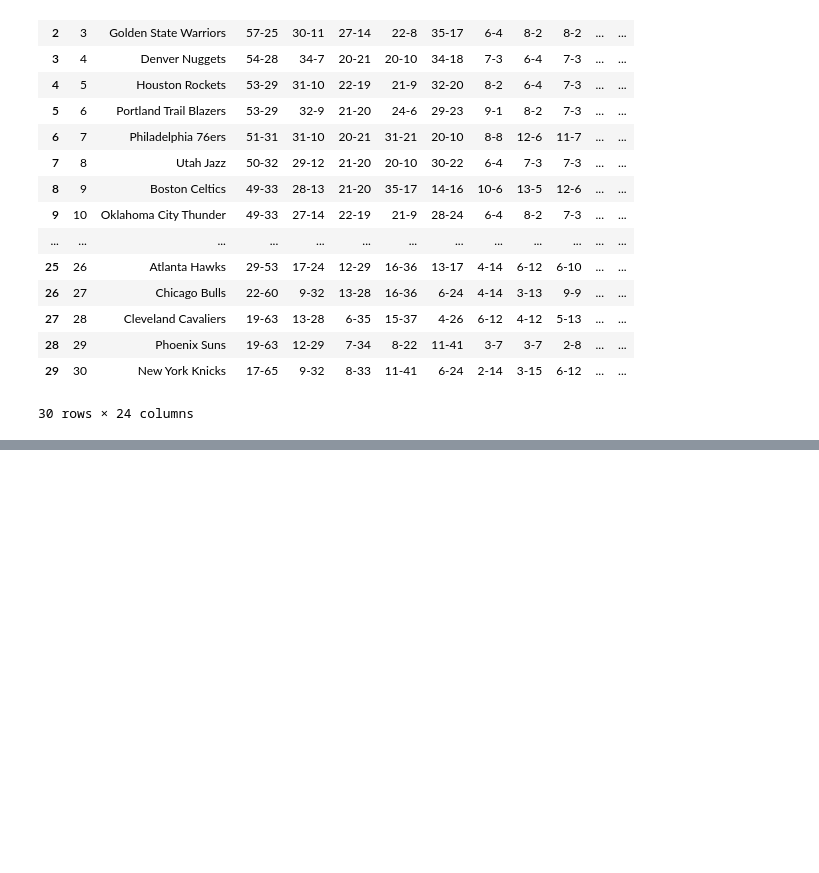
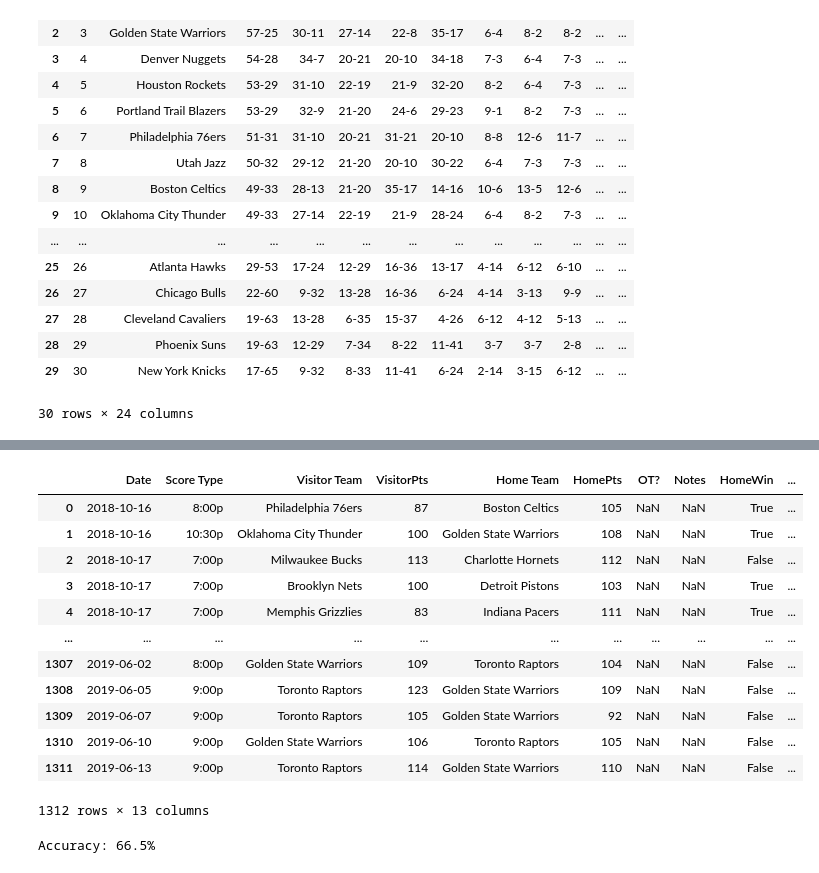
Before and after one commit to Dahadera/toiLabs, a Jupyter notebook: toiLab5/lab5notebook.ipynb, the cells around one changed output, grey strips where cells are left out. Cells and saved outputs as stored; diff of their text form; code cells hidden in the pictures; blank space fills up the shorter version.

```diff
--- a/toiLab5/lab5notebook.ipynb
+++ b/toiLab5/lab5notebook.ipynb
@@ -150,0 +220,35 @@ dataset
+# %%
+last_match_winner = defaultdict(int)
+dataset["HomeTeamWonLast"] = 0
+for index, row in dataset.iterrows():
+    home_team = row["Home Team"]
+    visitor_team = row["Visitor Team"]
+
+    teams = tuple(sorted([home_team, visitor_team]))
+    row["HomeTeamWonLast"] = 1 if last_match_winner[teams] == row["Home Team"] else 0
+    dataset.iloc[index] = row
+    winner = row["Home Team"] if row["HomeWin"] else row["Visitor Team"]
+    last_match_winner[teams] = winner
+
+dataset
+# %% [output]
+|  | Date | Score Type | Visitor Team | VisitorPts | Home Team | HomePts | OT? | Notes | HomeWin | ... |
+| 0 | 2018-10-16 | 8:00p | Philadelphia 76ers | 87 | Boston Celtics | 105 | NaN | NaN | True | ... |
+| 1 | 2018-10-16 | 10:30p | Oklahoma City Thunder | 100 | Golden State Warriors | 108 | NaN | NaN | True | ... |
+| 2 | 2018-10-17 | 7:00p | Milwaukee Bucks | 113 | Charlotte Hornets | 112 | NaN | NaN | False | ... |
+| 3 | 2018-10-17 | 7:00p | Brooklyn Nets | 100 | Detroit Pistons | 103 | NaN | NaN | True | ... |
+| 4 | 2018-10-17 | 7:00p | Memphis Grizzlies | 83 | Indiana Pacers | 111 | NaN | NaN | True | ... |
+| ... | ... | ... | ... | ... | ... | ... | ... | ... | ... | ... |
+| 1307 | 2019-06-02 | 8:00p | Golden State Warriors | 109 | Toronto Raptors | 104 | NaN | NaN | False | ... |
+| 1308 | 2019-06-05 | 9:00p | Toronto Raptors | 123 | Golden State Warriors | 109 | NaN | NaN | False | ... |
+| 1309 | 2019-06-07 | 9:00p | Toronto Raptors | 105 | Golden State Warriors | 92 | NaN | NaN | False | ... |
+| 1310 | 2019-06-10 | 9:00p | Golden State Warriors | 106 | Toronto Raptors | 105 | NaN | NaN | False | ... |
+| 1311 | 2019-06-13 | 9:00p | Toronto Raptors | 114 | Golden State Warriors | 110 | NaN | NaN | False | ... |
+1312 rows × 13 columns
+# %%
+X_lastwinner = dataset[["HomeTeamRanksHigher", "HomeTeamWonLast"]].values
+clf = DecisionTreeClassifier(random_state=14)
+score = cross_val_score(clf, X_lastwinner, y_true, scoring='accuracy')
+# print("Accuracy: {0:.1f}%".format(np.mean(scores) * 100))
+# %% [output]
+Accuracy: 66.5%
```
Also changed, not shown: parts of 16 cells of this notebook.
